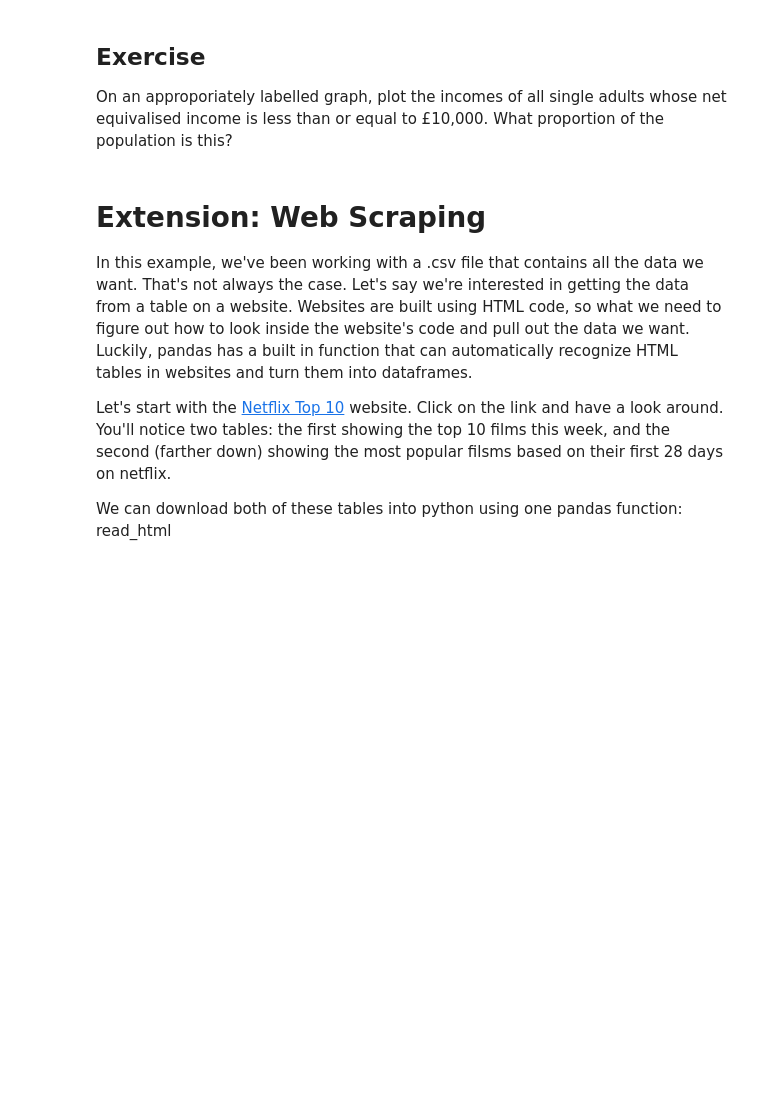
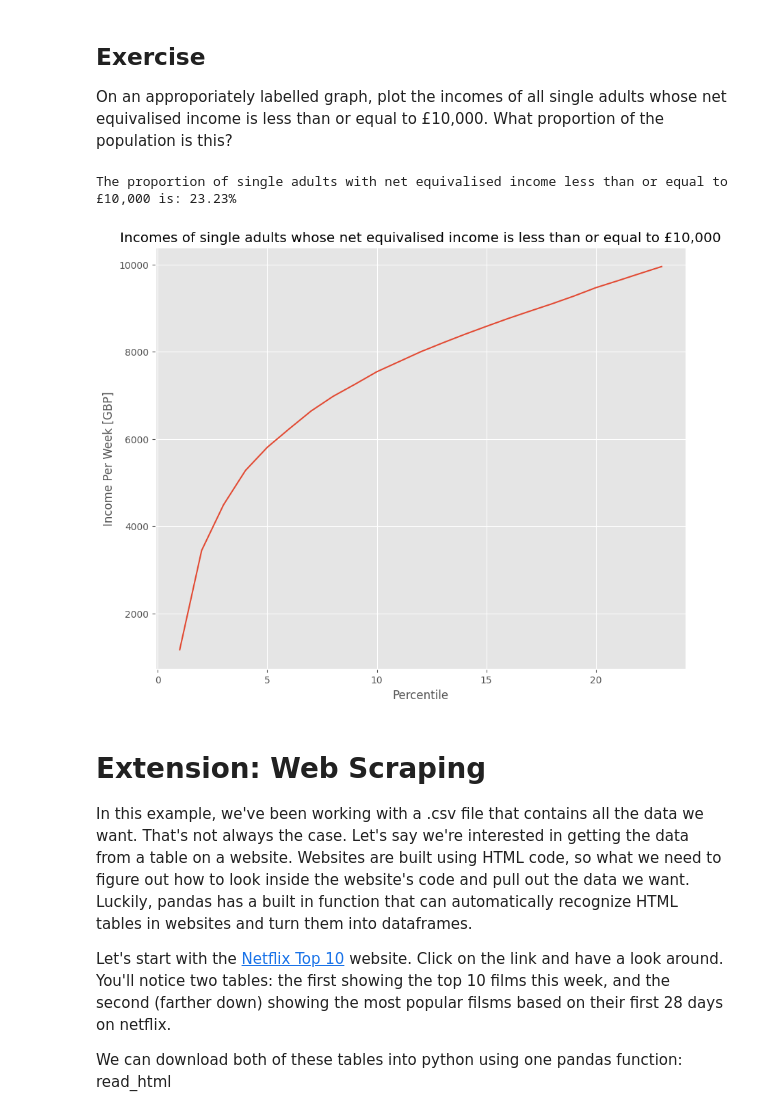
Before and after one commit to awenroberts/QM2, a Jupyter notebook: Copy_of_W2_Working_with_Data_in_Pandas.ipynb, the cells around one changed output. Saved outputs shown, nothing was run; the diff lists cells and outputs as text; code cells hidden in the pictures; blank space fills up the shorter version.

```diff
--- a/Copy_of_W2_Working_with_Data_in_Pandas.ipynb
+++ b/Copy_of_W2_Working_with_Data_in_Pandas.ipynb
@@ -382,6 +426,32 @@ We won't dwell on comparative operative, here we've used ">" to mean "is greater
 # %% [markdown]
 ## Exercise
 On an approporiately labelled graph, plot the incomes of all single adults whose net equivalised income is less than or equal to £10,000. What proportion of the population is this?
+# %%
+data_path = "./data/wk2/incomes.csv"
+
+income = pandas.read_csv(data_path, index_col=0)
+income.head()
+
+# clean the data
+single_adult_income = income['Single adult'].replace(',', '', regex=True)
+single_adult_income = single_adult_income.replace('-', 'NaN', regex=True).astype('float')
+
+# clean the data by filtering by value
+filtered_income = single_adult_income[single_adult_income <= 10000]
+
+
+# plot the data
+filtered_income.plot()
+plt.title('Incomes of single adults whose net equivalised income is less than or equal to £10,000')
+plt.xlabel('Percentile')
+plt.ylabel('Income Per Week [GBP]')
+
+# Calculate the proportion of the population
+proportion = (filtered_income.shape[0] / single_adult_income.shape[0]) * 100
+print(f"The proportion of single adults with net equivalised income less than or equal to £10,000 is: {proportion:.2f}%")
+# %% [output]
+The proportion of single adults with net equivalised income less than or equal to £10,000 is: 23.23%
+[figure, added]
 # %% [markdown]
 # Extension: Web Scraping
 
```
Also changed, not shown: parts of 17 cells of this notebook.
